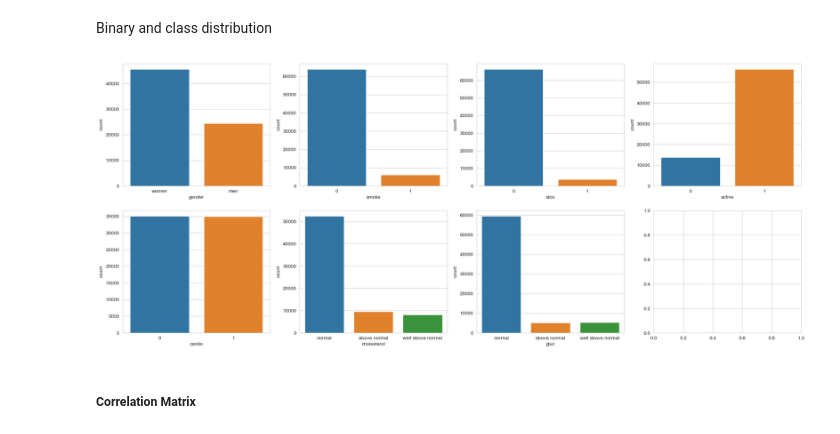
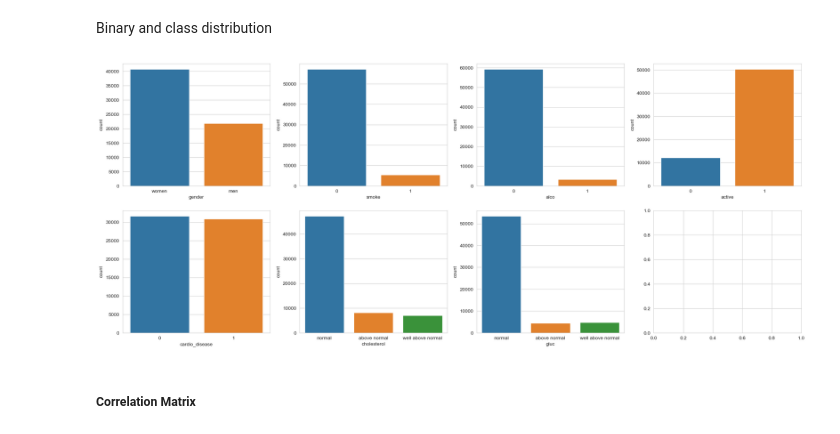
Before and after one commit to wredan/cardiovascular-disease-bayesian-network, a Jupyter notebook: cardiovascular_desease.ipynb, the cells around one changed output. Cells and saved outputs as stored; diff of their text form; code cells hidden in the pictures.

```diff
--- a/cardiovascular_desease.ipynb
+++ b/cardiovascular_desease.ipynb
@@ -131,0 +97,18 @@ For now, it has been decided to keep the outliers.
+# %%
+def outliers(df, feature):
+    # Calcolo del primo e terzo quartile delle variabili numeriche
+    q1 = df[feature].quantile(0.25)
+    q3 = df[feature].quantile(0.75)
+    iqr = q3 - q1
+
+    # Definizione del limite inferiore e superiore per ogni variabile numerica
+    lower_bound = q1 - 1.5 * iqr
+    upper_bound = q3 + 1.5 * iqr
+
+    ls = df.index[(df[feature] < lower_bound) | (df[feature] > upper_bound)]
+    return ls
+
+index_list = []
+for feature in ["age", "height", "weight", "ap_hi", "ap_lo"]:
+    index_list.extend(outliers(df, feature))
+len(index_list)
@@ -131,0 +117,9 @@ For now, it has been decided to keep the outliers.
+# %%
+def remove(df, ls):
+    ls = sorted(set(ls))
+    df = df.drop(ls)
+    return df
+
+df = remove(df, index_list)
+print("Numero di outlier rimossi:", len(index_list))
+print("Numero di righe rimaste:", len(df))
@@ -131,0 +129,11 @@ For now, it has been decided to keep the outliers.
+# %%
+# Select the numeric columns
+numeric_cols = ["age", "height", "weight", "ap_hi", "ap_lo"]
+
+# Create boxplots for numeric columns
+sns.set_style("whitegrid")
+fig, axes = plt.subplots(nrows=2, ncols=3, figsize=(15, 8))
+axes = axes.flatten()
+for i, col in enumerate(numeric_cols):
+    sns.boxplot(x=df[col], ax=axes[i])
+    axes[i].set_xlabel(col)
@@ -132,23 +154,23 @@ For now, it has been decided to keep the outliers.
 # %% [markdown]
 Binary and class distribution
 # %%
-binary_cols = ["gender", "smoke", "alco", "active", "cardio"]
+binary_cols = ["gender", "smoke", "alco", "active", "cardio_disease"]
 cat_cols = ["cholesterol", "gluc"]
 fig, axes = plt.subplots(nrows=2, ncols=4, figsize=(25, 10))
 axes = axes.flatten()
 
 for i, col in enumerate(binary_cols + cat_cols):
     if col == "gender":
         sns.countplot(x=col, data=df, ax=axes[i])
         axes[i].set_xticklabels(["women", "men"])
     elif col in cat_cols:
         sns.countplot(x=col, data=df, ax=axes[i])
         axes[i].set_xticklabels(["normal", "above normal", "well above normal"])
     else:
         sns.countplot(x=col, data=df, ax=axes[i])
         axes[i].set_xlabel(col)
 # %% [output]
-[figure, old version]
+[figure, new version]
 # %% [markdown]
 ##### Correlation Matrix
 # %% [markdown]
```
Also changed, not shown: parts of 36 cells of this notebook.
